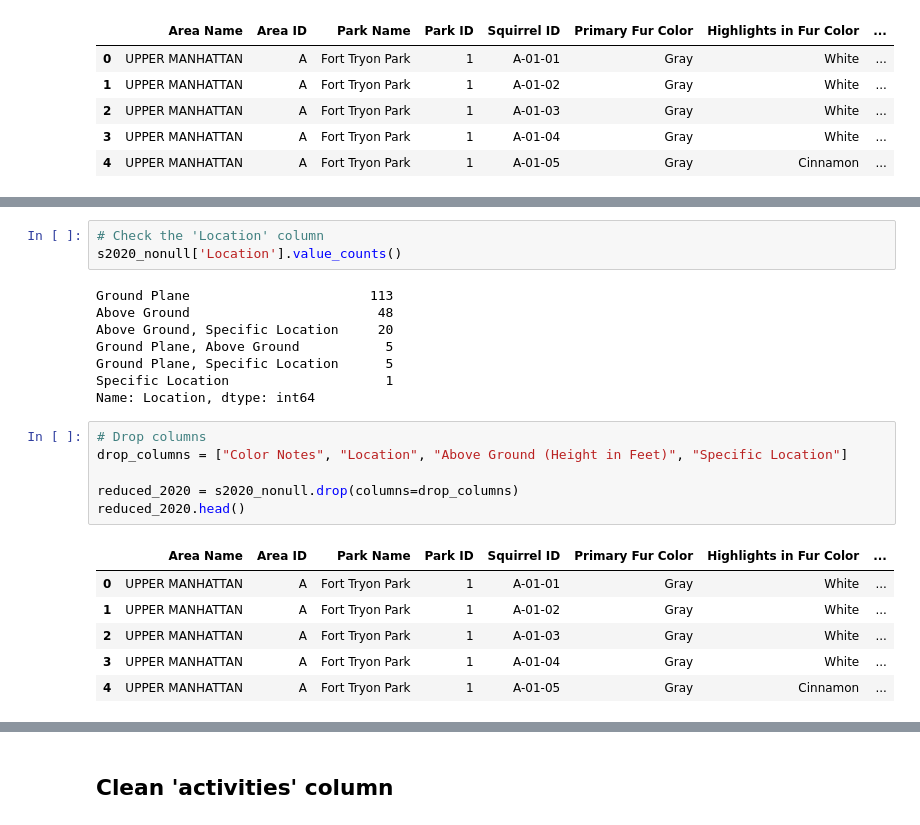
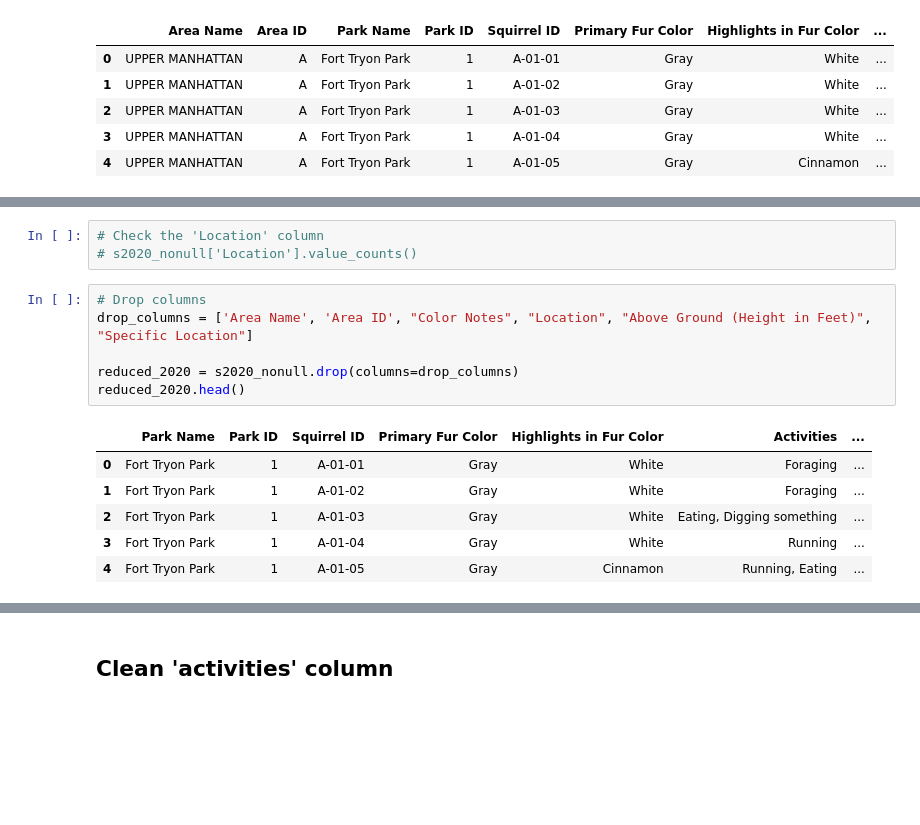
Before and after one commit to alyssahondrade/we-the-new-york-city-squirrels, a Jupyter notebook: squirrel_cleaning.ipynb, the cells around one changed output, grey strips where cells are left out. Cells and saved outputs as stored; diff of their text form; blank space fills up the shorter version.

Commit message:
clarified cells and completed cleaning activies column

```diff
--- a/squirrel_cleaning.ipynb
+++ b/squirrel_cleaning.ipynb
@@ -133,27 +103,19 @@ memory usage: 25.5+ KB
 - Rename columns: use underscores, all lower case.
 # %%
 # Check the 'Location' column
-s2020_nonull['Location'].value_counts()
+# s2020_nonull['Location'].value_counts()
-# %% [output]
-Ground Plane                       113
-Above Ground                        48
-Above Ground, Specific Location     20
-Ground Plane, Above Ground           5
-Ground Plane, Specific Location      5
-Specific Location                    1
-Name: Location, dtype: int64
 # %%
 # Drop columns
-drop_columns = ["Color Notes", "Location", "Above Ground (Height in Feet)", "Specific Location"]
+drop_columns = ['Area Name', 'Area ID', "Color Notes", "Location", "Above Ground (Height in Feet)", "Specific Location"]
 
 reduced_2020 = s2020_nonull.drop(columns=drop_columns)
 reduced_2020.head()
 # %% [output]
-|  | Area Name | Area ID | Park Name | Park ID | Squirrel ID | Primary Fur Color | Highlights in Fur Color | ... |
-| 0 | UPPER MANHATTAN | A | Fort Tryon Park | 1 | A-01-01 | Gray | White | ... |
-| 1 | UPPER MANHATTAN | A | Fort Tryon Park | 1 | A-01-02 | Gray | White | ... |
-| 2 | UPPER MANHATTAN | A | Fort Tryon Park | 1 | A-01-03 | Gray | White | ... |
-| 3 | UPPER MANHATTAN | A | Fort Tryon Park | 1 | A-01-04 | Gray | White | ... |
-| 4 | UPPER MANHATTAN | A | Fort Tryon Park | 1 | A-01-05 | Gray | Cinnamon | ... |
+|  | Park Name | Park ID | Squirrel ID | Primary Fur Color | Highlights in Fur Color | Activities | ... |
+| 0 | Fort Tryon Park | 1 | A-01-01 | Gray | White | Foraging | ... |
+| 1 | Fort Tryon Park | 1 | A-01-02 | Gray | White | Foraging | ... |
+| 2 | Fort Tryon Park | 1 | A-01-03 | Gray | White | Eating, Digging something | ... |
+| 3 | Fort Tryon Park | 1 | A-01-04 | Gray | White | Running | ... |
+| 4 | Fort Tryon Park | 1 | A-01-05 | Gray | Cinnamon | Running, Eating | ... |
 # %%
 # Rename the columns
```
Also changed, not shown: parts of 16 cells of this notebook.
